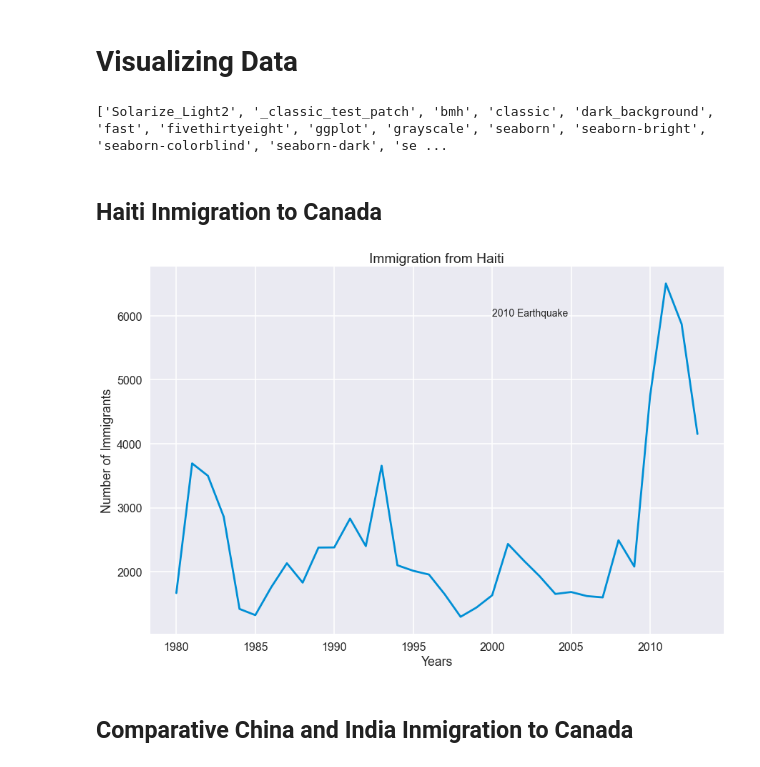
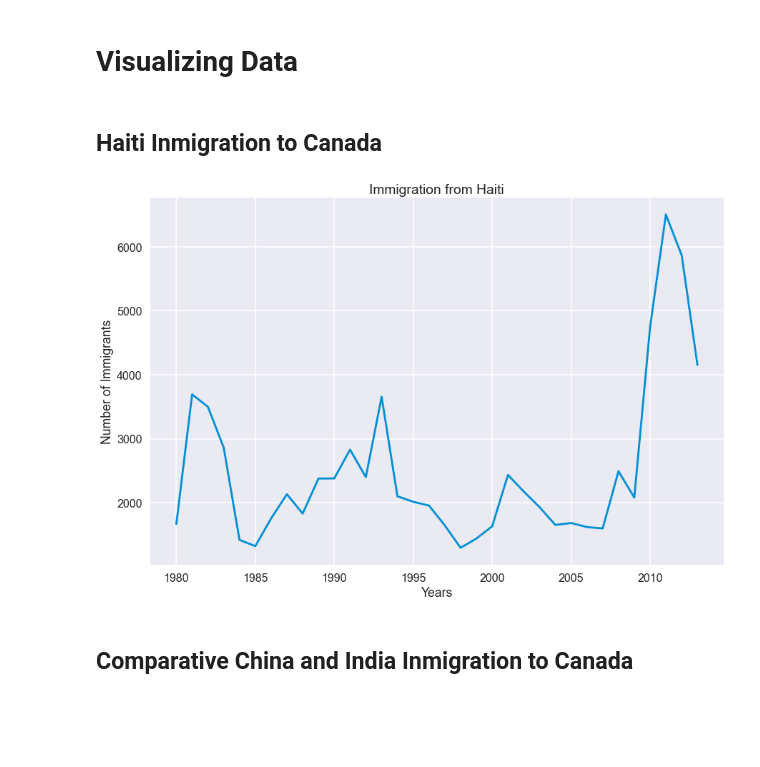
Before and after one commit to RenatoPeG/portfolio, a Jupyter notebook: Line Plots/Line Plots.ipynb, the cells around one changed output. Cells and saved outputs as stored; diff of their text form; code cells hidden in the pictures; blank space fills up the shorter version.

Commit message:
Line Plots

```diff
--- a/Line Plots/Line Plots.ipynb
+++ b/Line Plots/Line Plots.ipynb
@@ -59,24 +60,17 @@ import matplotlib.pyplot as plt
-# %%
-print(plt.style.available)
-mpl.style.use(['seaborn-darkgrid']) # optional: for ggplot-like style
-# %% [output]
-['Solarize_Light2', '_classic_test_patch', 'bmh', 'classic', 'dark_background', 'fast', 'fivethirtyeight', 'ggplot', 'grayscale', 'seaborn', 'seaborn-bright', 'seaborn-colorblind', 'seaborn-dark', 'se ...
 # %% [markdown]
 ## Haiti Inmigration to Canada
 # %%
 haiti = df_can.loc['Haiti', years]
 haiti.index = haiti.index.map(int)
 haiti.plot(kind='line')
 
 plt.title('Immigration from Haiti')
 plt.ylabel('Number of Immigrants')
 plt.xlabel('Years')
 
-plt.text(2000, 6000, '2010 Earthquake')
-
 plt.show()
 # %% [output]
-[figure, old version]
+[figure, new version]
 # %% [markdown]
 ## Comparative China and India Inmigration to Canada
 # %%
```
Also changed, not shown: parts of 1 cell of this notebook, 4 other files.
